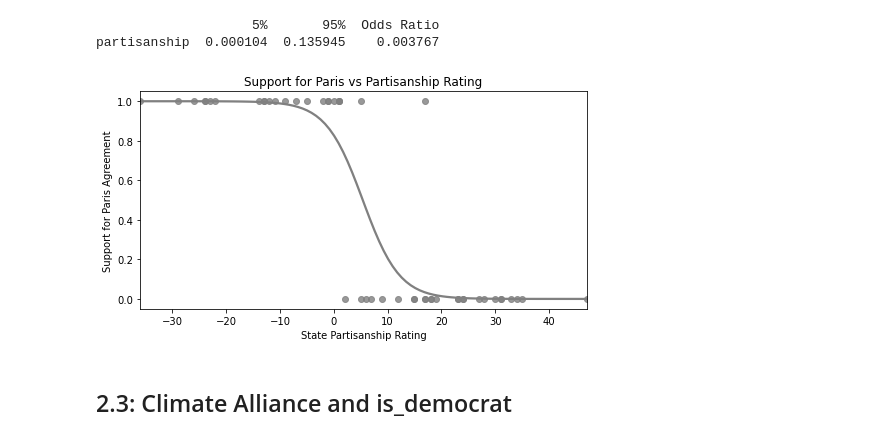
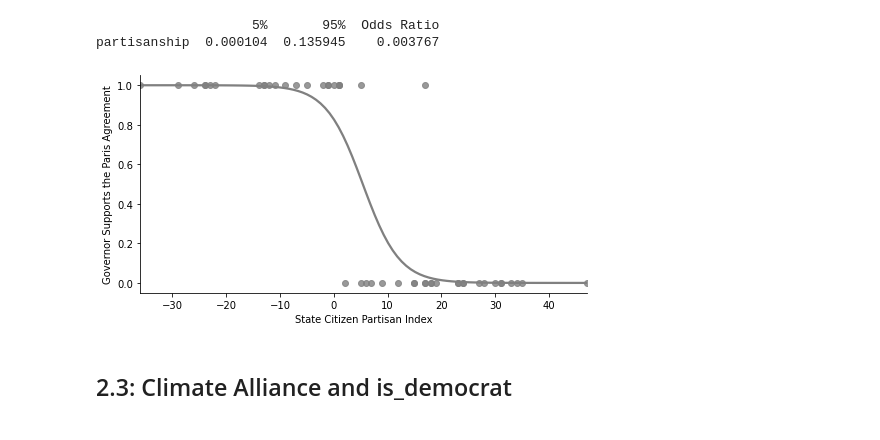
Before and after one commit to skvarnaj/Masters-Thesis, a Jupyter notebook: state_model_viz.ipynb, the cells around one changed output. Cells and saved outputs as stored; diff of their text form; code cells hidden in the pictures.

```diff
--- a/state_model_viz.ipynb
+++ b/state_model_viz.ipynb
@@ -538,14 +561,14 @@ partisanship  0.000104  0.135945    0.003767
 # %%
 #plot
 plt.figure(figsize = (8,4))
 sns.regplot(y = 'climate_alliance', x = 'partisanship', data = state_dataset, logistic = True,
                        scatter_kws={"color": "grey"}, line_kws={"color": "grey"})
-plt.title('Support for Paris vs Partisanship Rating')
-plt.ylabel('Support for Paris Agreement')
-plt.xlabel('State Partisanship Rating')
-plt.savefig(FIG_DIR + 'climate_partisanship.png')
+sns.despine()
+plt.ylabel('Governor Supports the Paris Agreement')
+plt.xlabel('State Citizen Partisan Index')
+plt.savefig(FIG_DIR + 'figure43.png')
 # %% [output]
-[figure, old version]
+[figure, new version]
 # %% [markdown]
 ## 2.3: Climate Alliance and is_democrat
 # %% [markdown]
```
Also changed, not shown: parts of 9 cells of this notebook, 14 other files.
